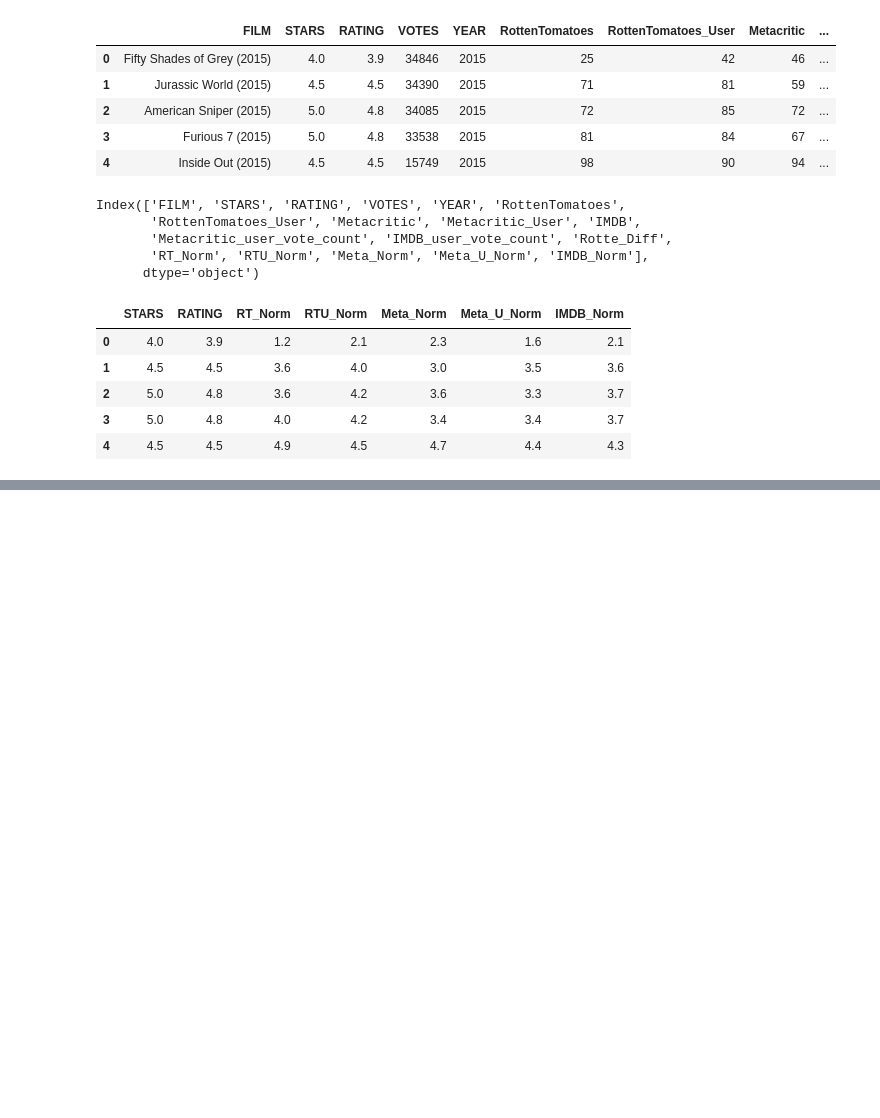
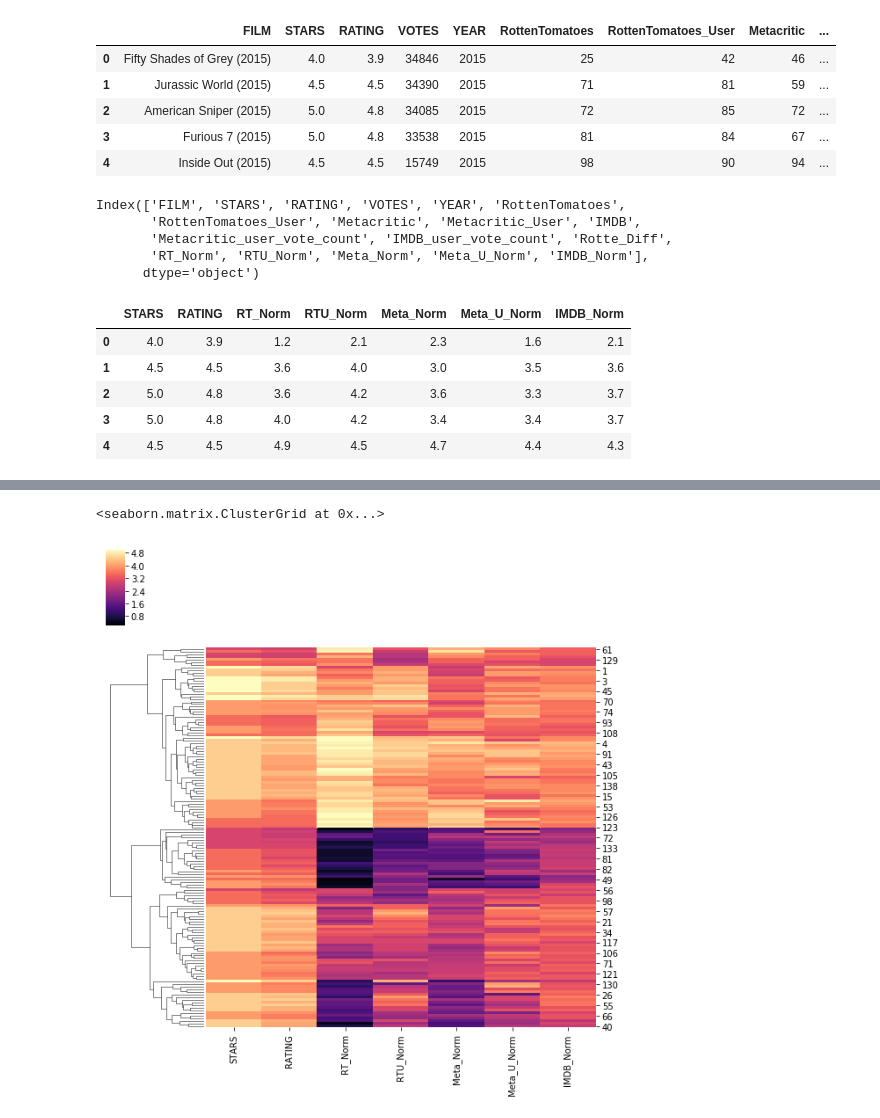
Before and after one commit to Basi10/Fandango-Rating-Data-Analysis, a Jupyter notebook: Fandango-DataAnalysis.ipynb, the cells around one changed output, grey strips where cells are left out. Cells and saved outputs as stored; diff of their text form; code cells hidden in the pictures; blank space fills up the shorter version.

```diff
--- a/Fandango-DataAnalysis.ipynb
+++ b/Fandango-DataAnalysis.ipynb
@@ -305,0 +332,5 @@ norm_scores.head()
+# %%
+sns.clustermap(norm_scores,cmap='magma',col_cluster=False)
+# %% [output]
+<seaborn.matrix.ClusterGrid at 0x...>
+[figure, added]
```
Also changed, not shown: parts of 8 cells of this notebook.
